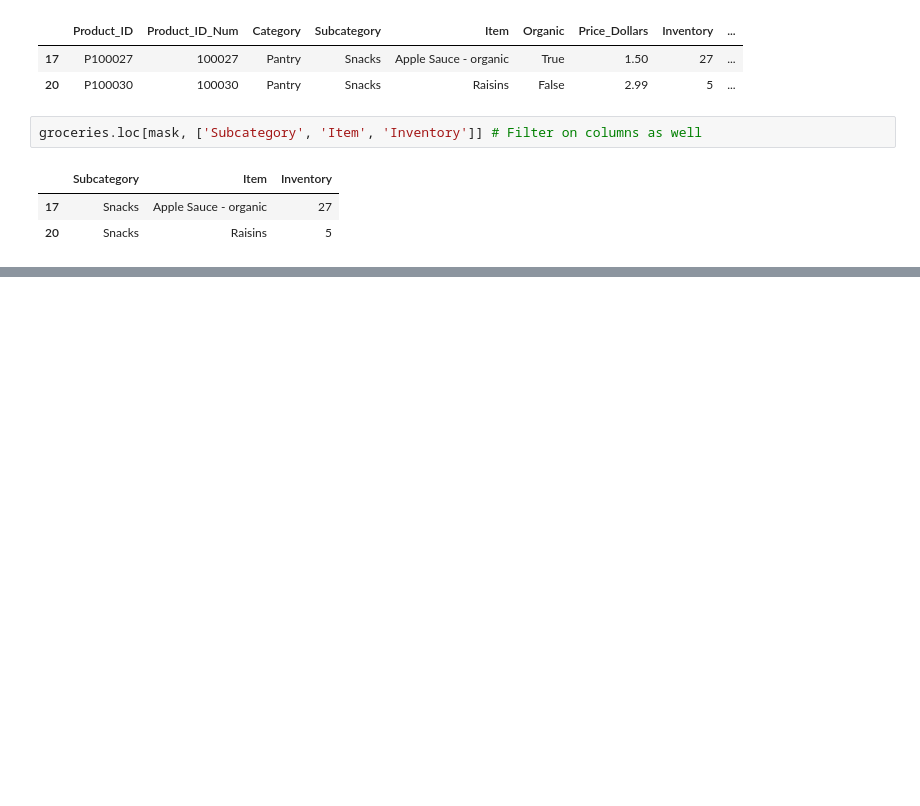
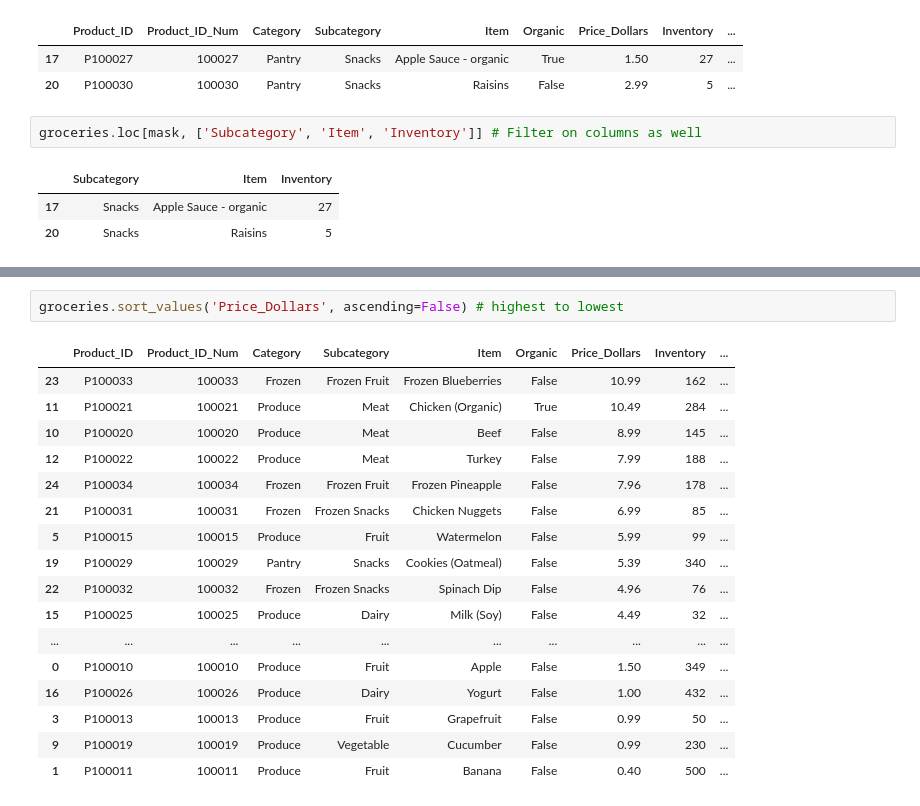
Before and after one commit to Camiloesp/Python-Data-Science-Data-Prep-EDA-with-Python, a Jupyter notebook: 3_ExploratoryDataAnalysis_Visualization.ipynb, the cells around one changed output, grey strips where cells are left out. Drawn from its saved outputs; the diff is of its cells as text; blank space fills up the shorter version.

```diff
--- a/3_ExploratoryDataAnalysis_Visualization.ipynb
+++ b/3_ExploratoryDataAnalysis_Visualization.ipynb
@@ -73,0 +96,20 @@ groceries.loc[mask, ['Subcategory', 'Item', 'Inventory']] # Filter on columns as
+# %%
+groceries.sort_values('Price_Dollars', ascending=False) # highest to lowest
+# %% [output]
+|  | Product_ID | Product_ID_Num | Category | Subcategory | Item | Organic | Price_Dollars | Inventory | ... |
+| 23 | P100033 | 100033 | Frozen | Frozen Fruit | Frozen Blueberries | False | 10.99 | 162 | ... |
+| 11 | P100021 | 100021 | Produce | Meat | Chicken (Organic) | True | 10.49 | 284 | ... |
+| 10 | P100020 | 100020 | Produce | Meat | Beef | False | 8.99 | 145 | ... |
+| 12 | P100022 | 100022 | Produce | Meat | Turkey | False | 7.99 | 188 | ... |
+| 24 | P100034 | 100034 | Frozen | Frozen Fruit | Frozen Pineapple | False | 7.96 | 178 | ... |
+| 21 | P100031 | 100031 | Frozen | Frozen Snacks | Chicken Nuggets | False | 6.99 | 85 | ... |
+| 5 | P100015 | 100015 | Produce | Fruit | Watermelon | False | 5.99 | 99 | ... |
+| 19 | P100029 | 100029 | Pantry | Snacks | Cookies (Oatmeal) | False | 5.39 | 340 | ... |
+| 22 | P100032 | 100032 | Frozen | Frozen Snacks | Spinach Dip | False | 4.96 | 76 | ... |
+| 15 | P100025 | 100025 | Produce | Dairy | Milk (Soy) | False | 4.49 | 32 | ... |
+| ... | ... | ... | ... | ... | ... | ... | ... | ... | ... |
+| 0 | P100010 | 100010 | Produce | Fruit | Apple | False | 1.50 | 349 | ... |
+| 16 | P100026 | 100026 | Produce | Dairy | Yogurt | False | 1.00 | 432 | ... |
+| 3 | P100013 | 100013 | Produce | Fruit | Grapefruit | False | 0.99 | 50 | ... |
+| 9 | P100019 | 100019 | Produce | Vegetable | Cucumber | False | 0.99 | 230 | ... |
+| 1 | P100011 | 100011 | Produce | Fruit | Banana | False | 0.40 | 500 | ... |
```
Also changed, not shown: parts of 14 cells of this notebook.
